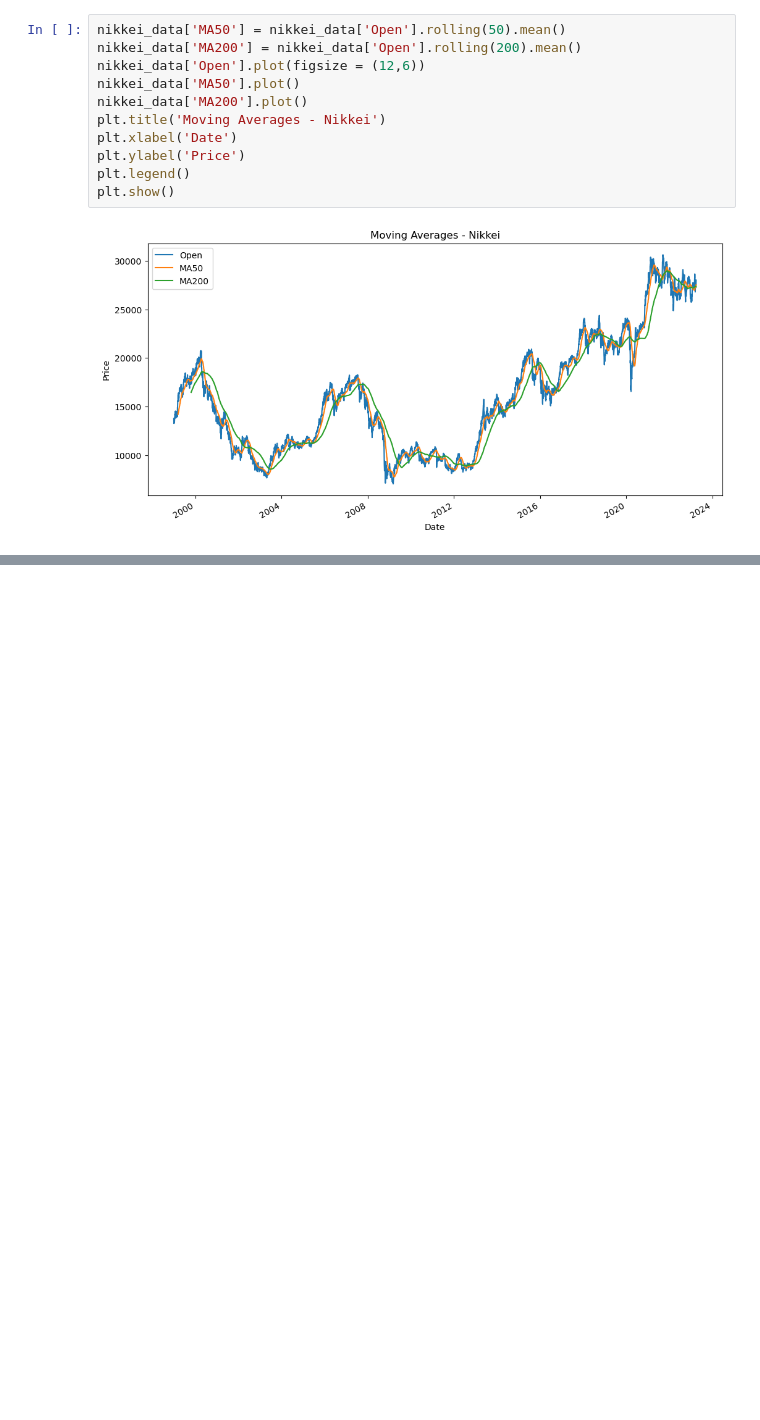
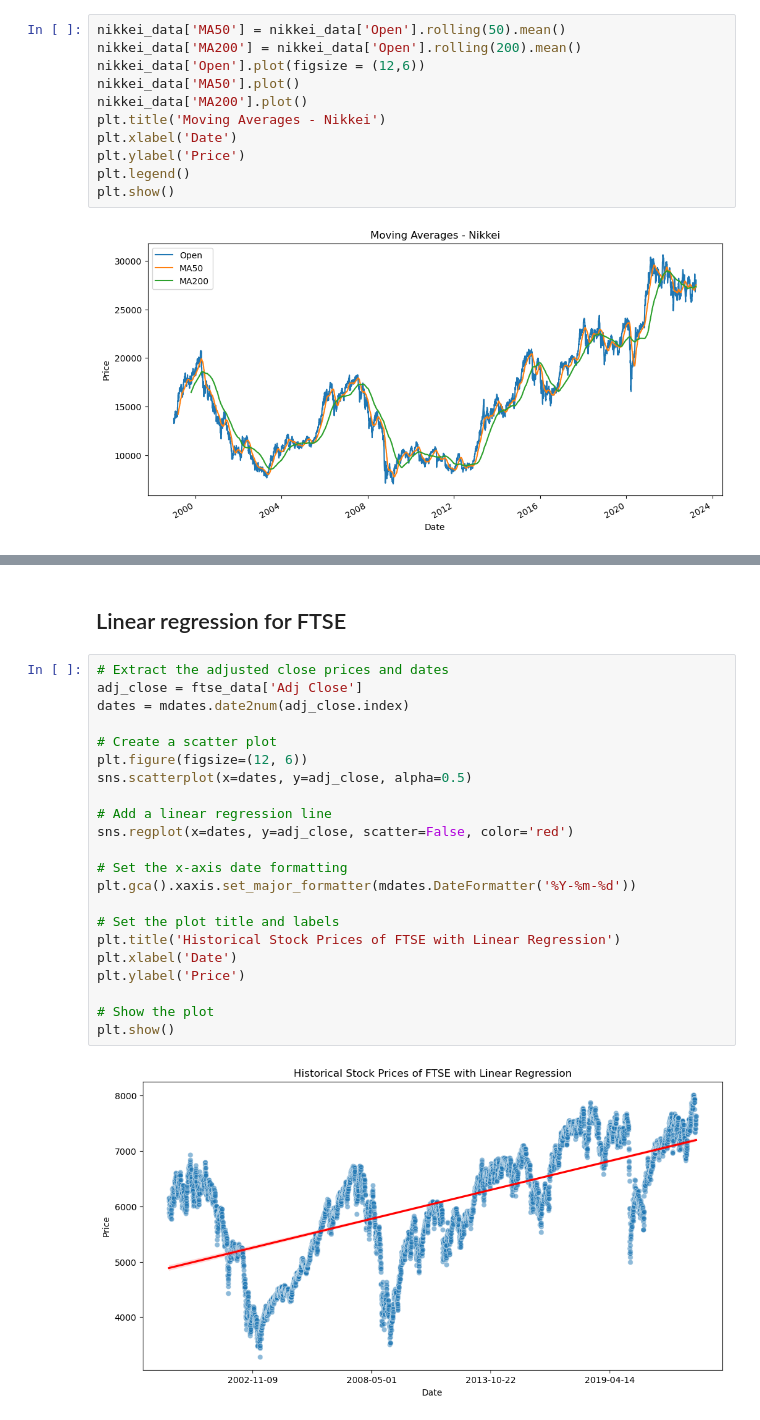
Before and after one commit to Silvere-Cawet/investment-strategy-analysis, a Jupyter notebook: analysis-notebook.ipynb, the cells around one changed output, grey strips where cells are left out. Cells and saved outputs as stored; diff of their text form; blank space fills up the shorter version.

```diff
--- a/analysis-notebook.ipynb
+++ b/analysis-notebook.ipynb
@@ -124,0 +156,26 @@ plt.show()
+# %% [markdown]
+## Linear regression for FTSE
+# %%
+# Extract the adjusted close prices and dates
+adj_close = ftse_data['Adj Close']
+dates = mdates.date2num(adj_close.index)
+
+# Create a scatter plot
+plt.figure(figsize=(12, 6))
+sns.scatterplot(x=dates, y=adj_close, alpha=0.5)
+
+# Add a linear regression line
+sns.regplot(x=dates, y=adj_close, scatter=False, color='red')
+
+# Set the x-axis date formatting
+plt.gca().xaxis.set_major_formatter(mdates.DateFormatter('%Y-%m-%d'))
+
+# Set the plot title and labels
+plt.title('Historical Stock Prices of FTSE with Linear Regression')
+plt.xlabel('Date')
+plt.ylabel('Price')
+
+# Show the plot
+plt.show()
+# %% [output]
+[figure, added]
```
Also changed, not shown: parts of 8 cells of this notebook.
